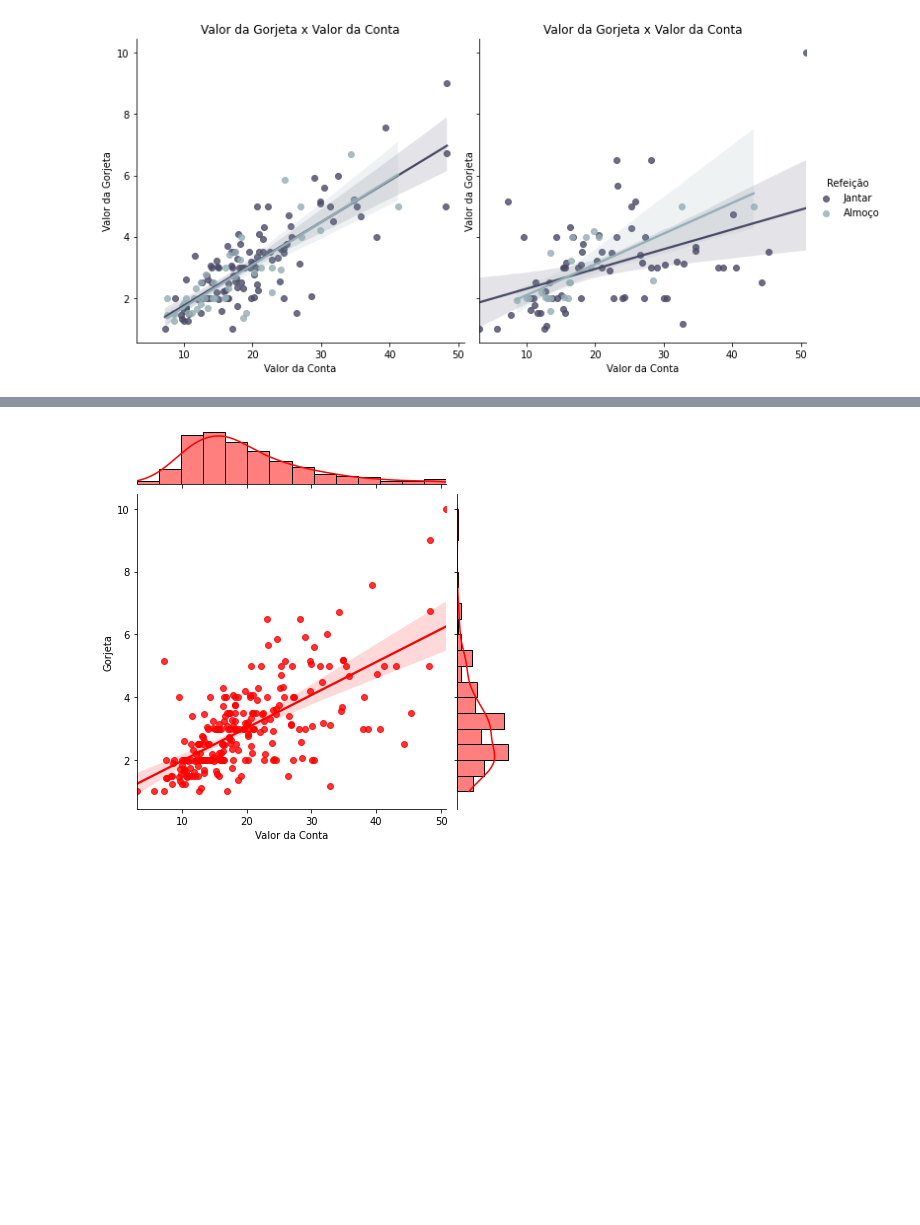
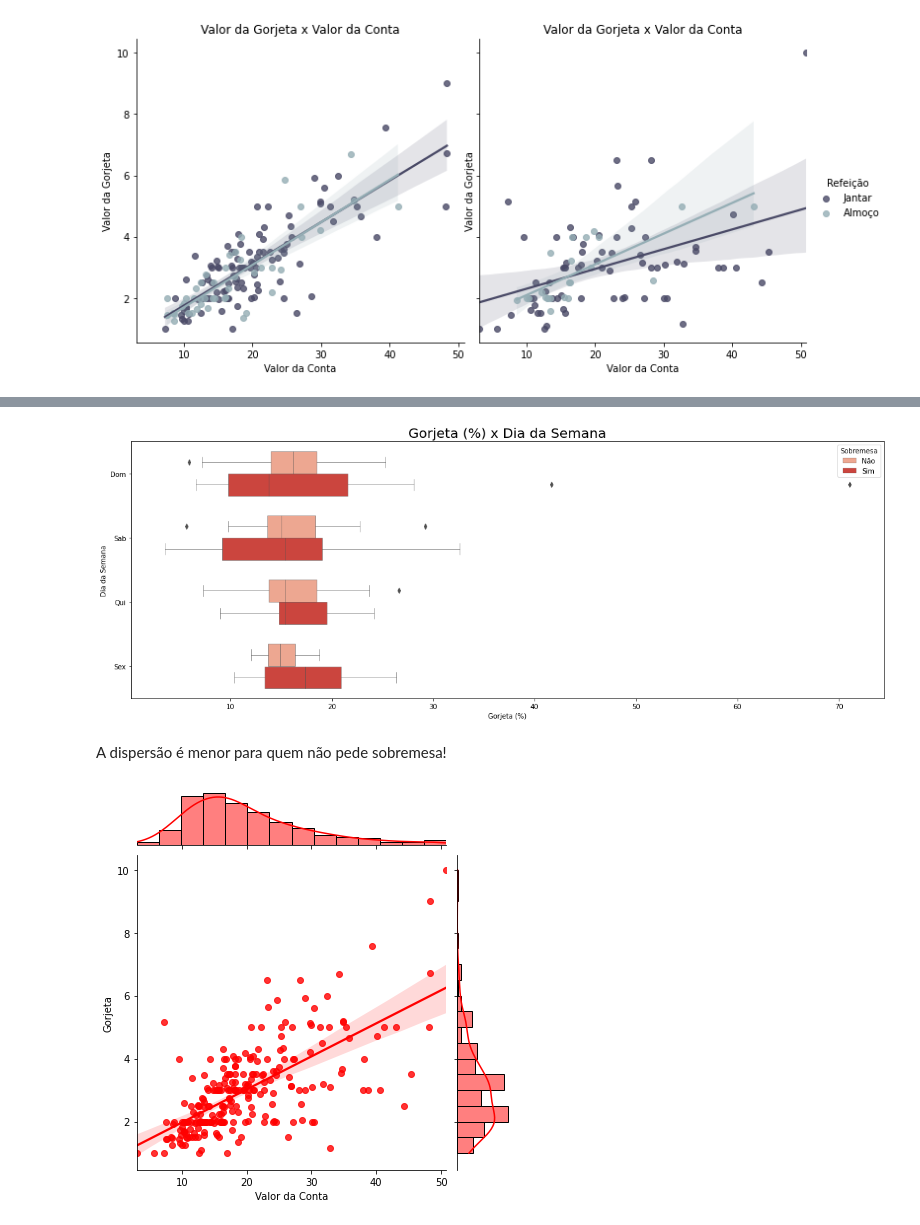
Before and after one commit to FelipeGBarreto/Projects, a Jupyter notebook: Análise_Gorjetas.ipynb, the cells around one changed output, grey strips where cells are left out. Saved outputs shown, nothing was run; the diff lists cells and outputs as text; code cells hidden in the pictures; blank space fills up the shorter version.

```diff
--- a/Análise_Gorjetas.ipynb
+++ b/Análise_Gorjetas.ipynb
@@ -280,3 +287,12 @@ valor_gorjeta.set(xlabel='Valor da Conta', ylabel='Valor da Gorjeta',
+# %%
+plt.figure(figsize=(20,7))
+graph = sns.boxplot(df["Gorjeta (%)"], df["Dia da Semana"], df.Sobremesa, palette='Reds', linewidth=.5, width=0.7);
+graph.set(xlabel='Gorjeta (%)', ylabel='Dia da Semana')
+graph.set_title('Gorjeta (%) x Dia da Semana', fontsize=20);
+# %% [output]
+[figure, added]
+# %% [markdown]
+A dispersão é menor para quem não pede sobremesa!
 # %%
 # "kind" must be one of ['scatter', 'hist', 'hex', 'kde', 'reg', 'resid']
 valor_gorjata_2 = sns.jointplot(x='Valor da Conta', y='Gorjeta',  kind='reg' ,data=df, color='red')
```
Also changed, not shown: parts of 6 cells of this notebook.
